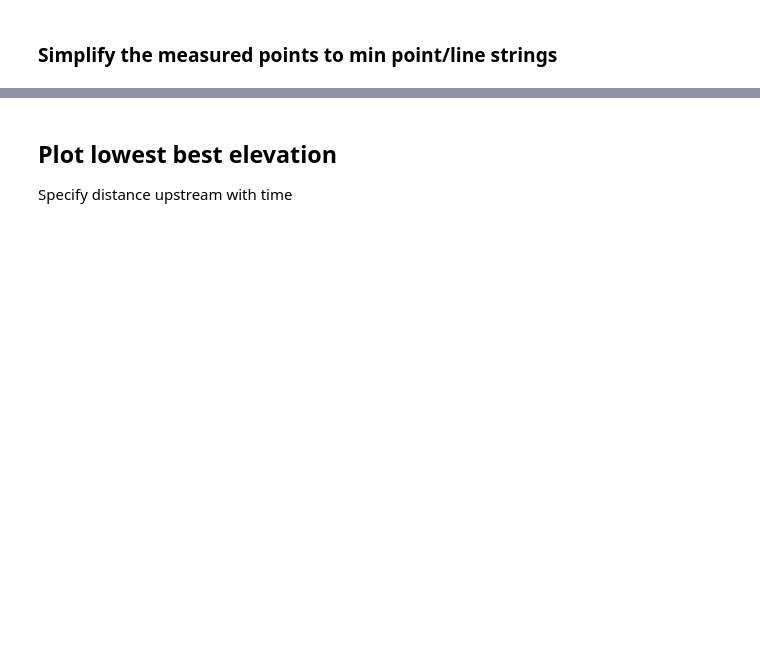
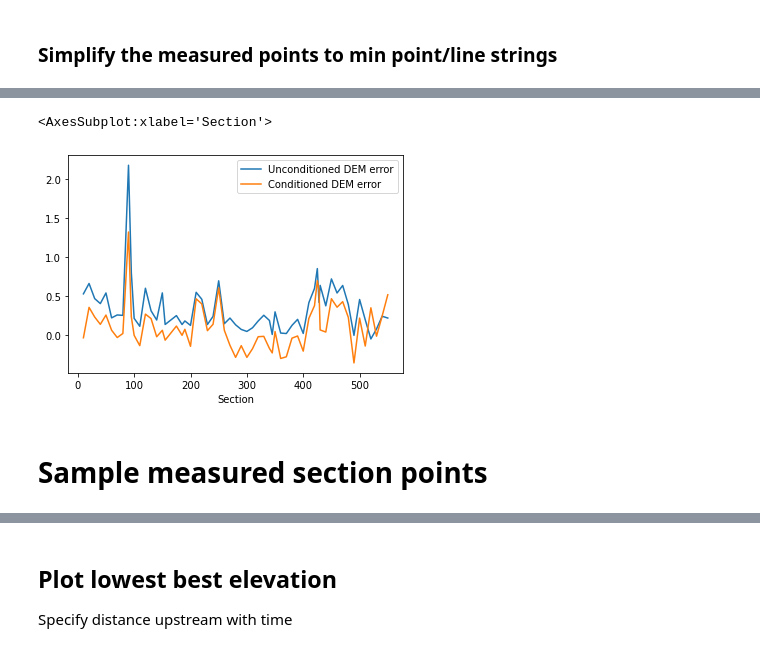
Before and after one commit to rosepearson/Hydrologic-DEMs-scripts, a Jupyter notebook: jupyter_notebooks/river_bathymetry/waikanae_paper_plots.ipynb, the cells around one changed output, grey strips where cells are left out. Saved outputs shown, nothing was run; the diff lists cells and outputs as text; code cells hidden in the pictures; blank space fills up the shorter version.

```diff
--- a/jupyter_notebooks/river_bathymetry/waikanae_paper_plots.ipynb
+++ b/jupyter_notebooks/river_bathymetry/waikanae_paper_plots.ipynb
@@ -180,0 +117,15 @@ Int64Index([   0,   80,  190,  350,  490,  650,  810,  960, 1080, 1170, 1220,
+# %%
+comparisons_sampled = {"Unconditioned DEM z": [], "Conditioned DEM z": [], "Measured Section z": [], "Section": [], "River": [], "Distance": []}
+for index, row in measured_lines.iterrows():
+    print(f"Section number = {index}")
+    line = row.geometry
+    distance_upstream = river_centreline.project(measured_centres.iloc[index].geometry)
+    for offset in list(range(int(numpy.ceil(line.length)))):
+        point = line.interpolate(offset)
+        comparisons_sampled["Unconditioned DEM z"].append(float(dem_no_river.z.interp(x=point.x, y=point.y)))
+        comparisons_sampled["Conditioned DEM z"].append(float(dem_river.z.interp(x=point.x, y=point.y)))
+        comparisons_sampled["Measured Section z"].append(point.z)
+        comparisons_sampled["Section"].append(row['Section'])
+        comparisons_sampled["River"].append(river_polygon.iloc[0].geometry.contains(point))
+        comparisons_sampled["Distance"].append(distance_upstream)
+comparisons_sampled = pandas.DataFrame.from_dict(comparisons_sampled)
@@ -180,0 +150,18 @@ Int64Index([   0,   80,  190,  350,  490,  650,  810,  960, 1080, 1170, 1220,
+# %%
+comparisons_sampled["Unconditioned DEM error"] = comparisons_sampled["Unconditioned DEM z"] - comparisons_sampled["Measured Section z"]
+comparisons_sampled["Conditioned DEM error"] = comparisons_sampled["Conditioned DEM z"] - comparisons_sampled["Measured Section z"]
+# %%
+mean = comparisons_sampled.groupby("Section").mean()
+std = comparisons_sampled.groupby("Section").std()
+envelope = pandas.DataFrame()
+envelope["Unconditioned DEM error bottom"] = mean["Unconditioned DEM error"] + std["Unconditioned DEM error"]
+envelope["Conditioned DEM error bottom"] = mean["Conditioned DEM error"] + std["Conditioned DEM error"]
+envelope["Unconditioned DEM error bottom"] = mean["Unconditioned DEM error"] - std["Unconditioned DEM error"]
+envelope["Conditioned DEM error bottom"] = mean["Conditioned DEM error"] - std["Conditioned DEM error"]
+# %%
+mean[["Unconditioned DEM error", "Conditioned DEM error"]].plot()
+# %% [output]
+<AxesSubplot:xlabel='Section'>
+[figure, added]
+# %% [markdown]
+# Sample measured section points
```
Also changed, not shown: parts of 58 cells of this notebook, 1 other file.
